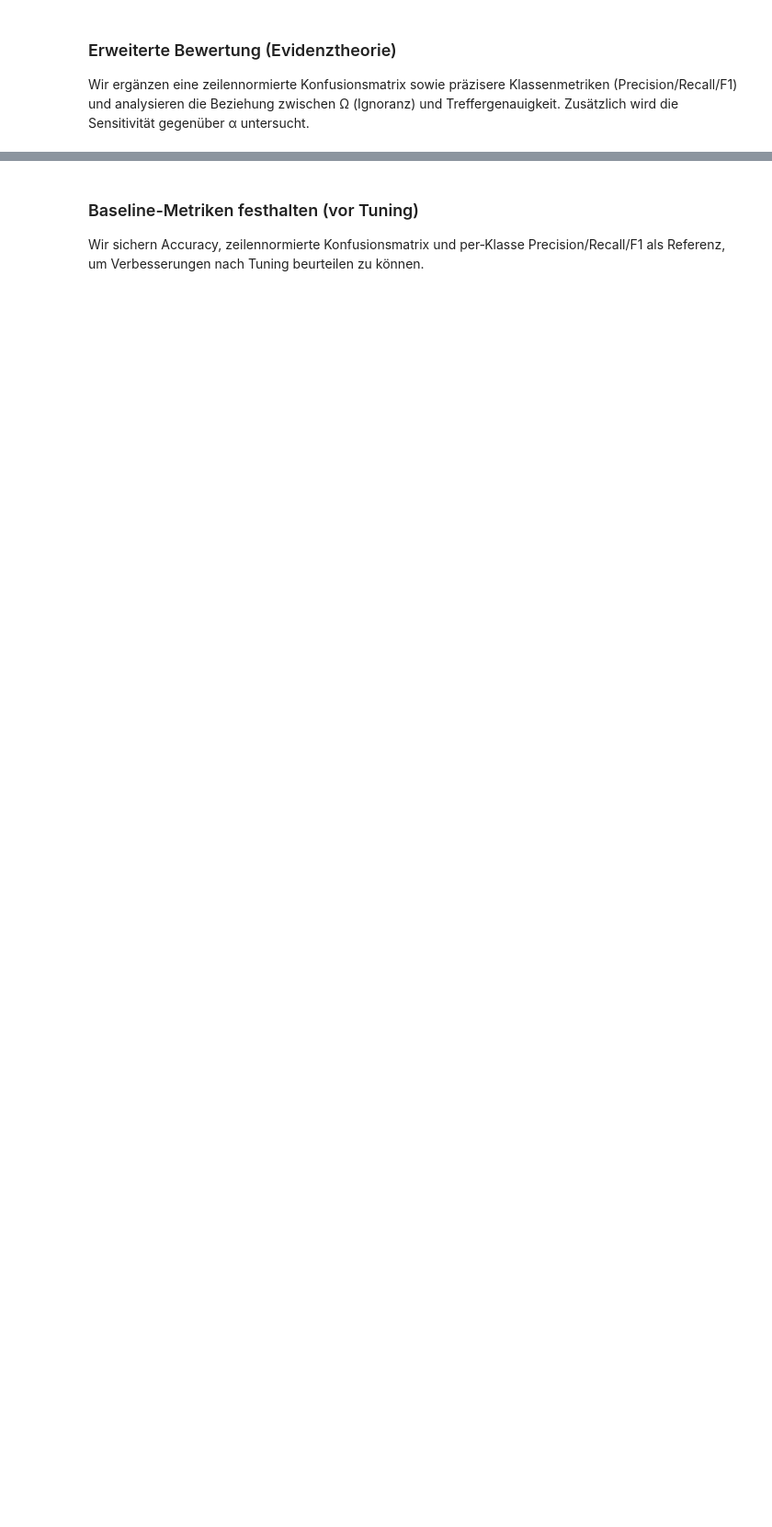
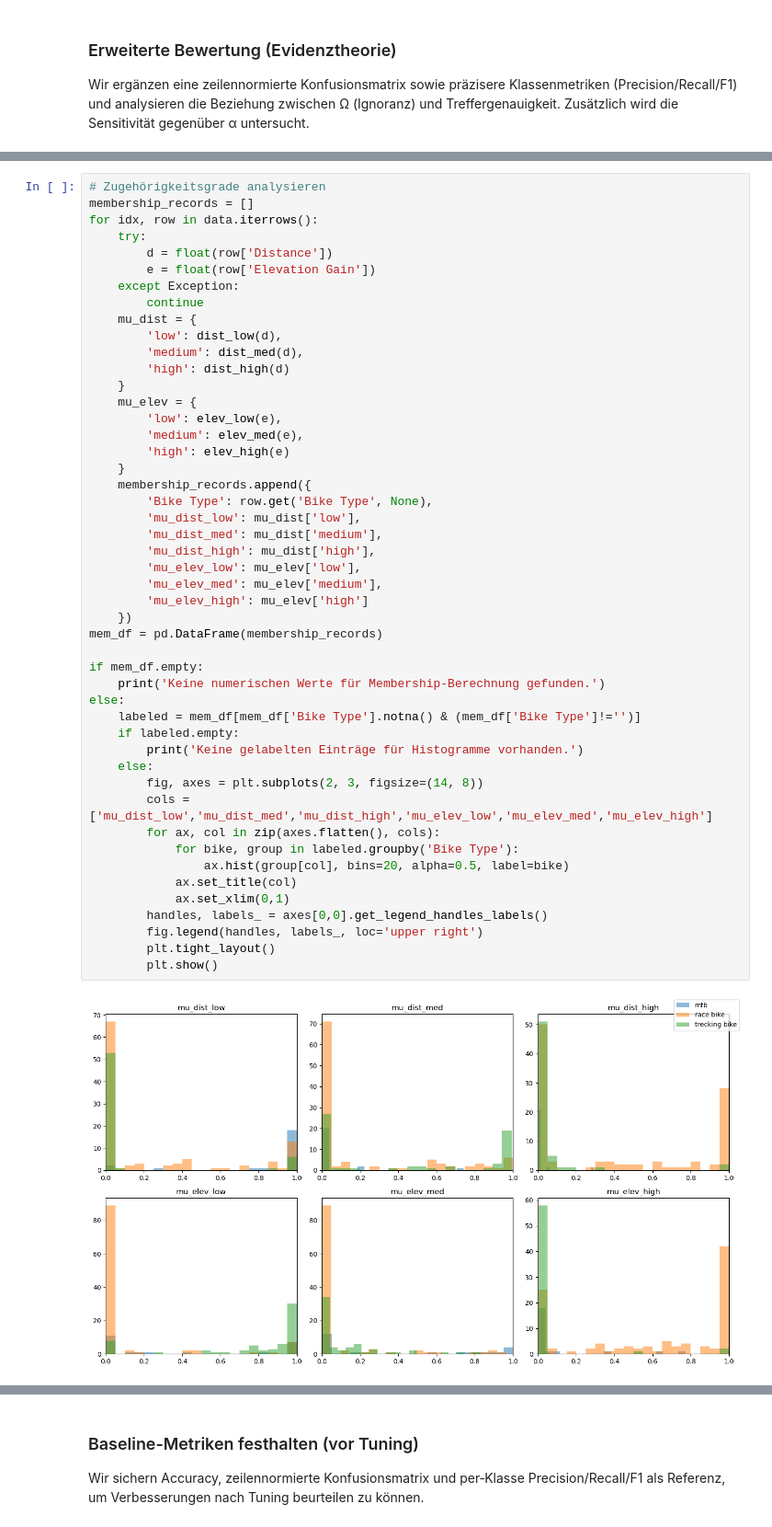
Before and after one commit to litithio/EVIDENCE_CBR, a Jupyter notebook: Assignment_Evidence_CBR.ipynb, the cells around one changed output, grey strips where cells are left out. Shown at 92% size. Drawn from its saved outputs; the diff is of its cells as text; blank space fills up the shorter version.

```diff
--- a/Assignment_Evidence_CBR.ipynb
+++ b/Assignment_Evidence_CBR.ipynb
@@ -342,3 +470,53 @@ display(report.round(3))
+# %%
+# Zugehörigkeitsgrade analysieren
+membership_records = []
+for idx, row in data.iterrows():
+    try:
+        d = float(row['Distance'])
+        e = float(row['Elevation Gain'])
+    except Exception:
+        continue
+    mu_dist = {
+        'low': dist_low(d),
+        'medium': dist_med(d),
+        'high': dist_high(d)
+    }
+    mu_elev = {
+        'low': elev_low(e),
+        'medium': elev_med(e),
+        'high': elev_high(e)
+    }
+    membership_records.append({
+        'Bike Type': row.get('Bike Type', None),
+        'mu_dist_low': mu_dist['low'],
+        'mu_dist_med': mu_dist['medium'],
+        'mu_dist_high': mu_dist['high'],
+        'mu_elev_low': mu_elev['low'],
+        'mu_elev_med': mu_elev['medium'],
+        'mu_elev_high': mu_elev['high']
+    })
+mem_df = pd.DataFrame(membership_records)
+
+if mem_df.empty:
+    print('Keine numerischen Werte für Membership-Berechnung gefunden.')
+else:
+    labeled = mem_df[mem_df['Bike Type'].notna() & (mem_df['Bike Type']!='')]
+    if labeled.empty:
+        print('Keine gelabelten Einträge für Histogramme vorhanden.')
+    else:
+        fig, axes = plt.subplots(2, 3, figsize=(14, 8))
+        cols = ['mu_dist_low','mu_dist_med','mu_dist_high','mu_elev_low','mu_elev_med','mu_elev_high']
+        for ax, col in zip(axes.flatten(), cols):
+            for bike, group in labeled.groupby('Bike Type'):
+                ax.hist(group[col], bins=20, alpha=0.5, label=bike)
+            ax.set_title(col)
+            ax.set_xlim(0,1)
+        handles, labels_ = axes[0,0].get_legend_handles_labels()
+        fig.legend(handles, labels_, loc='upper right')
+        plt.tight_layout()
+        plt.show()
+# %% [output]
+[figure, added]
 # %%
 # Unsicherheit (Ω-Masse) vs. Treffergenauigkeit
 if 'masses' in globals():
```
Also changed, not shown: parts of 34 cells of this notebook, 10 other files.
